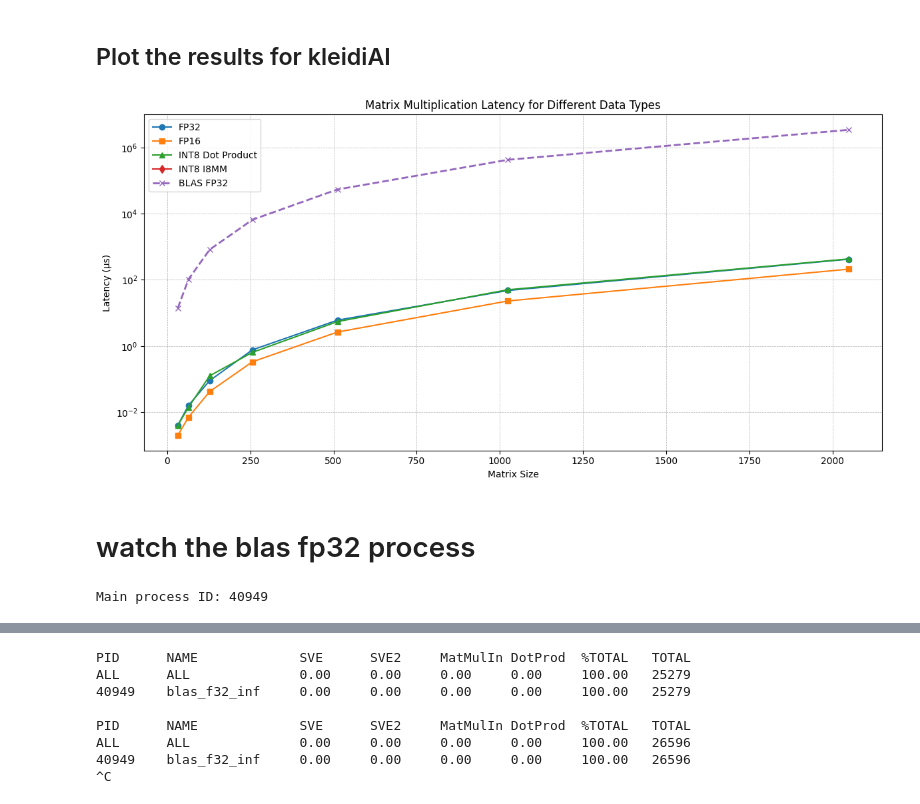
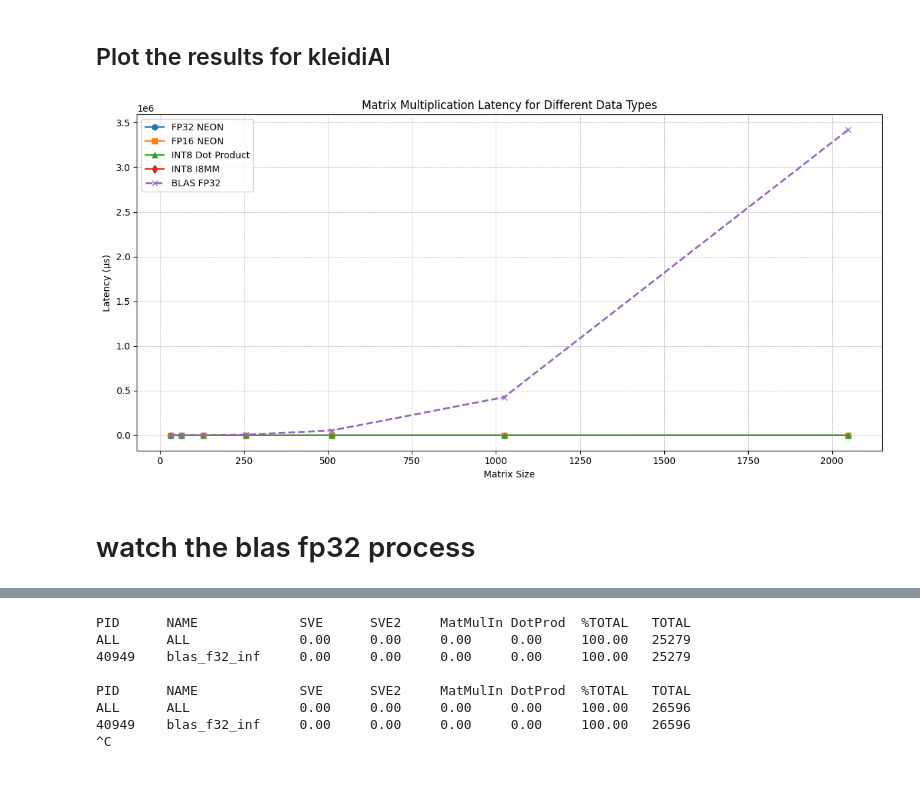
Before and after one commit to OliverGrainge/Generative_AI_on_arm, a Jupyter notebook: lab2.ipynb, the cells around one changed output, grey strips where cells are left out. Cells and saved outputs as stored; diff of their text form; code cells hidden in the pictures.

```diff
--- a/lab2.ipynb
+++ b/lab2.ipynb
@@ -495,52 +668,36 @@ Size: 2048, Time taken: 3.43237e+06 microseconds
 import matplotlib.pyplot as plt
 import numpy as np
 import pandas as pd
 
 # Load datasets
 f32_data = pd.read_csv("src/cpp/results/f32_scaling_results.csv")
 f16_data = pd.read_csv("src/cpp/results/f16_scaling_results.csv")
 int8_dotprod_data = pd.read_csv("src/cpp/results/i8_dotprod_scaling_results.csv")
 int8_i8mm_data = pd.read_csv("src/cpp/results/i8_i8mm_scaling_results.csv")
 blas_data = pd.read_csv("src/cpp/results/blas_f32_scaling_results.csv")
 
 # Plotting the results
 plt.figure(figsize=(12, 6))
 
 # Plot each dataset
-plt.plot(f32_data['Size'], f32_data['Latency(us)'], label="FP32", marker='o')
-plt.plot(f16_data['Size'], f16_data['Latency(us)'], label="FP16", marker='s')
+plt.plot(f32_data['Size'], f32_data['Latency(us)'], label="FP32 NEON", marker='o')
+plt.plot(f16_data['Size'], f16_data['Latency(us)'], label="FP16 NEON", marker='s')
 plt.plot(int8_dotprod_data['Size'], int8_dotprod_data['Latency(us)'], label="INT8 Dot Product", marker='^')
 plt.plot(int8_i8mm_data['Size'], int8_i8mm_data['Latency(us)'], label="INT8 I8MM", marker='d')
 plt.plot(blas_data['Size'], blas_data['Latency(us)'], label="BLAS FP32", marker='x', linestyle='--', linewidth=2)
 
 # Add labels and title
 plt.xlabel("Matrix Size")
 plt.ylabel("Latency (µs)")
 plt.title("Matrix Multiplication Latency for Different Data Types")
-plt.yscale('log')  # Use log scale for latency if the values span multiple orders of magnitude
+#plt.yscale('log')  # Use log scale for latency if the values span multiple orders of magnitude
 plt.legend()
 plt.grid(True, which="both", linestyle="--", linewidth=0.5)
 
 # Show the plot
 plt.tight_layout()
 plt.show()
 # %% [output]
-[figure, old version]
+[figure, new version]
 # %% [markdown]
 # watch the blas fp32 process
-# %%
-import subprocess
-import os
-import time
-import signal
-
-# Run the main process
-process = subprocess.Popen(
-    ["src/cpp/blas/build/blas_f32_inf"],
-    stdout=subprocess.PIPE,
-    stderr=subprocess.PIPE
-)
-
-print(f"Main process ID: {process.pid}")
-# %% [output]
-Main process ID: 40949
```
Also changed, not shown: parts of 57 cells of this notebook, 9 other files.
